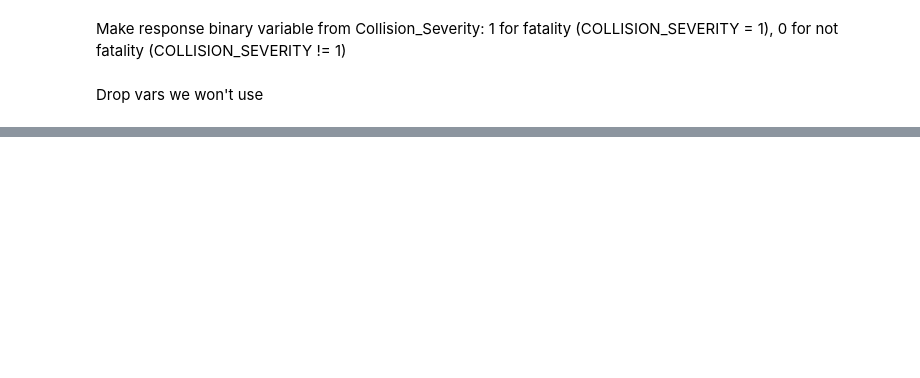
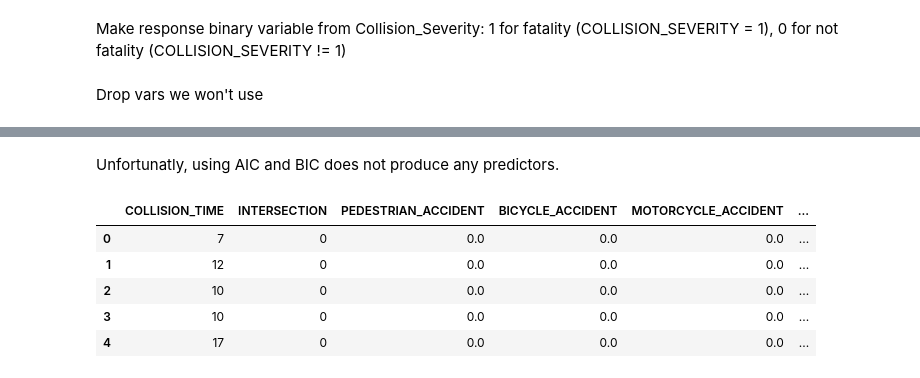
Before and after one commit to bingwang32/LinReg_Final_Proj, a Jupyter notebook: LinReg_FinalProj_Code-Model_Selection.ipynb, the cells around one changed output, grey strips where cells are left out. Saved outputs shown, nothing was run; the diff lists cells and outputs as text; code cells hidden in the pictures; blank space fills up the shorter version.

```diff
--- a/LinReg_FinalProj_Code-Model_Selection.ipynb
+++ b/LinReg_FinalProj_Code-Model_Selection.ipynb
@@ -170,0 +186,11 @@ NameError: name 'c' is not defined
+# %% [markdown]
+Unfortunatly, using AIC and BIC does not produce any predictors.
+# %%
+c.head()
+# %% [output]
+|  | COLLISION_TIME | INTERSECTION | PEDESTRIAN_ACCIDENT | BICYCLE_ACCIDENT | MOTORCYCLE_ACCIDENT | ... |
+| 0 | 7 | 0 | 0.0 | 0.0 | 0.0 | ... |
+| 1 | 12 | 0 | 0.0 | 0.0 | 0.0 | ... |
+| 2 | 10 | 0 | 0.0 | 0.0 | 0.0 | ... |
+| 3 | 10 | 0 | 0.0 | 0.0 | 0.0 | ... |
+| 4 | 17 | 0 | 0.0 | 0.0 | 0.0 | ... |
```
Also changed, not shown: parts of 25 cells of this notebook.
